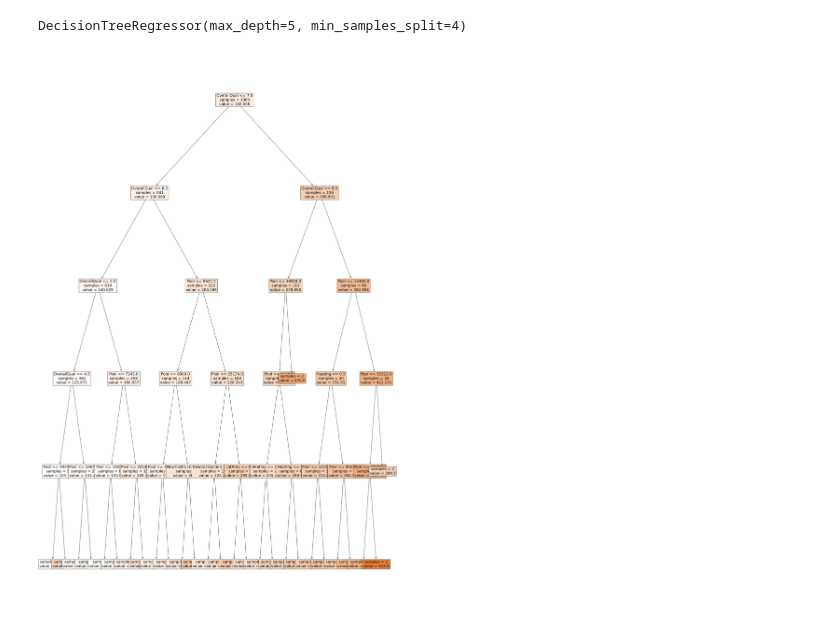
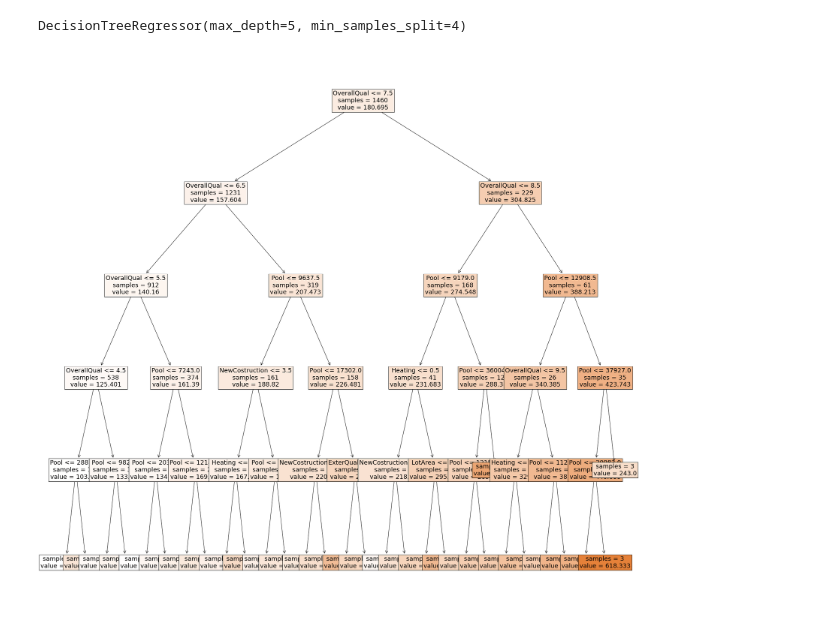
Before and after one commit to OmriMan/Souped-up-Regression-Trees, a Jupyter notebook: Souped_upRegressionTrees.ipynb, the cells around one changed output. Drawn from its saved outputs; the diff is of its cells as text; code cells hidden in the pictures.

```diff
--- a/Souped_upRegressionTrees.ipynb
+++ b/Souped_upRegressionTrees.ipynb
@@ -81,17 +93,17 @@ model.fit(
 # %% [output]
 DecisionTreeRegressor(max_depth=5, min_samples_split=4)
 # %%
-plt.figure(figsize=(30, 50))
+plt.figure(figsize=(30, 30))
 plot_tree(
     model,
     feature_names=['Pool','OverallQual','LotArea','NewCostruction','OverallCond','ExterQual','ExterCond','Heating'],
     impurity=False,
     filled=True,
     fontsize=18
 )
 plt.show()
 # %% [output]
-[figure, old version]
+[figure, new version]
 # %%
 # 'Pool','PoolArea','OverallQual','LotArea','NewCostruction','OverallCond','ExterQual','ExterCond','Heating','SalePrice']
 #
```
Also changed, not shown: parts of 4 cells of this notebook.
